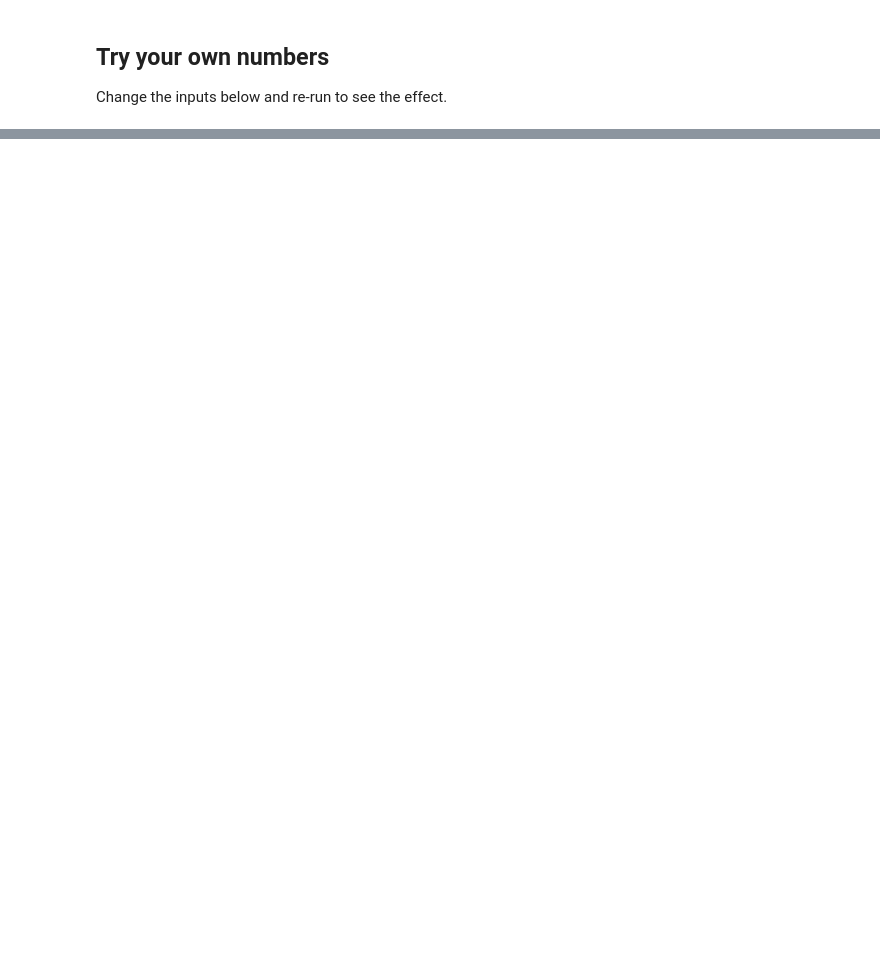
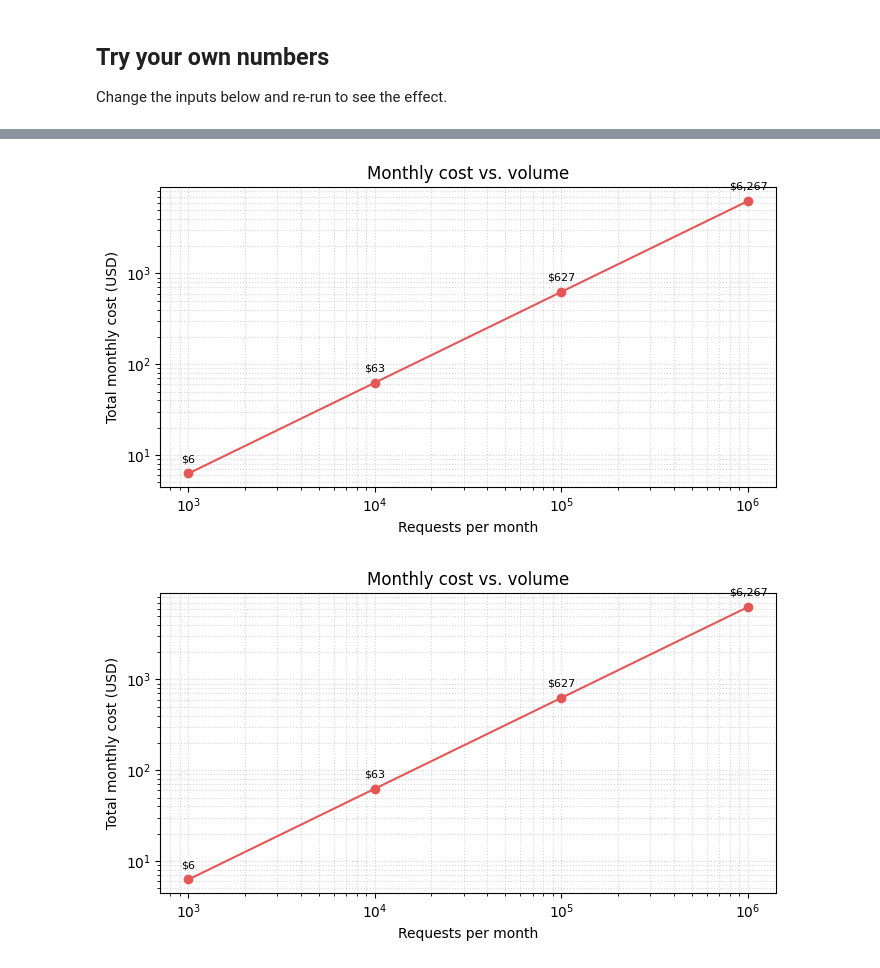
Before and after one commit to helenzhao2026/AI-Agent-Portfolio, a Jupyter notebook: ai-agent-cost-calculator/cost_walkthrough.ipynb, the cells around one changed output, grey strips where cells are left out. Drawn from its saved outputs; the diff is of its cells as text; code cells hidden in the pictures; blank space fills up the shorter version.

```diff
--- a/ai-agent-cost-calculator/cost_walkthrough.ipynb
+++ b/ai-agent-cost-calculator/cost_walkthrough.ipynb
@@ -114,0 +180,5 @@ print(cost.format_report(cost.calculate_cost(my_req)))
+# %%
+charts.monthly_projection(costs)
+# %% [output]
+[figure, added]
+[figure, added]
```
Also changed, not shown: parts of 18 cells of this notebook, 6 other files.
